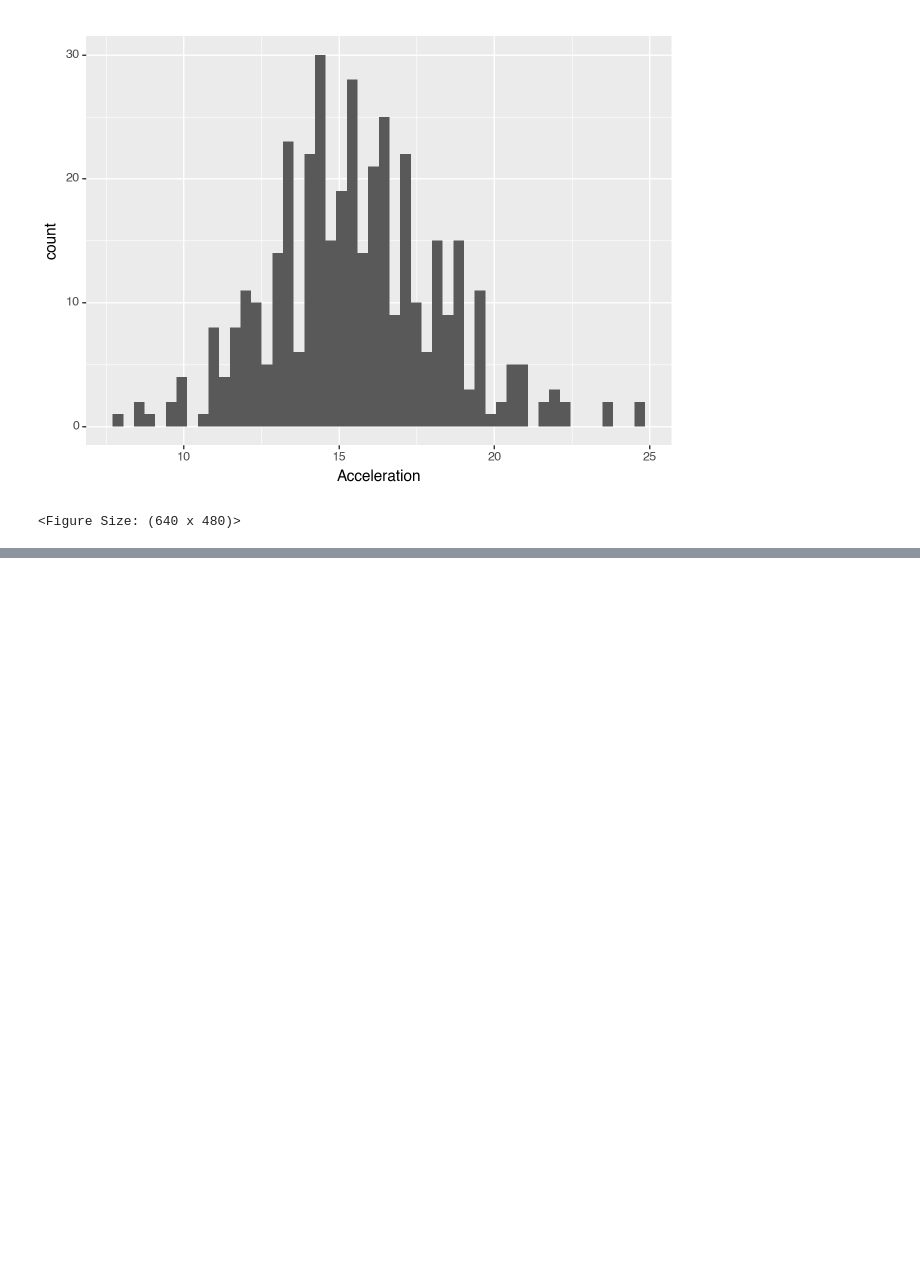
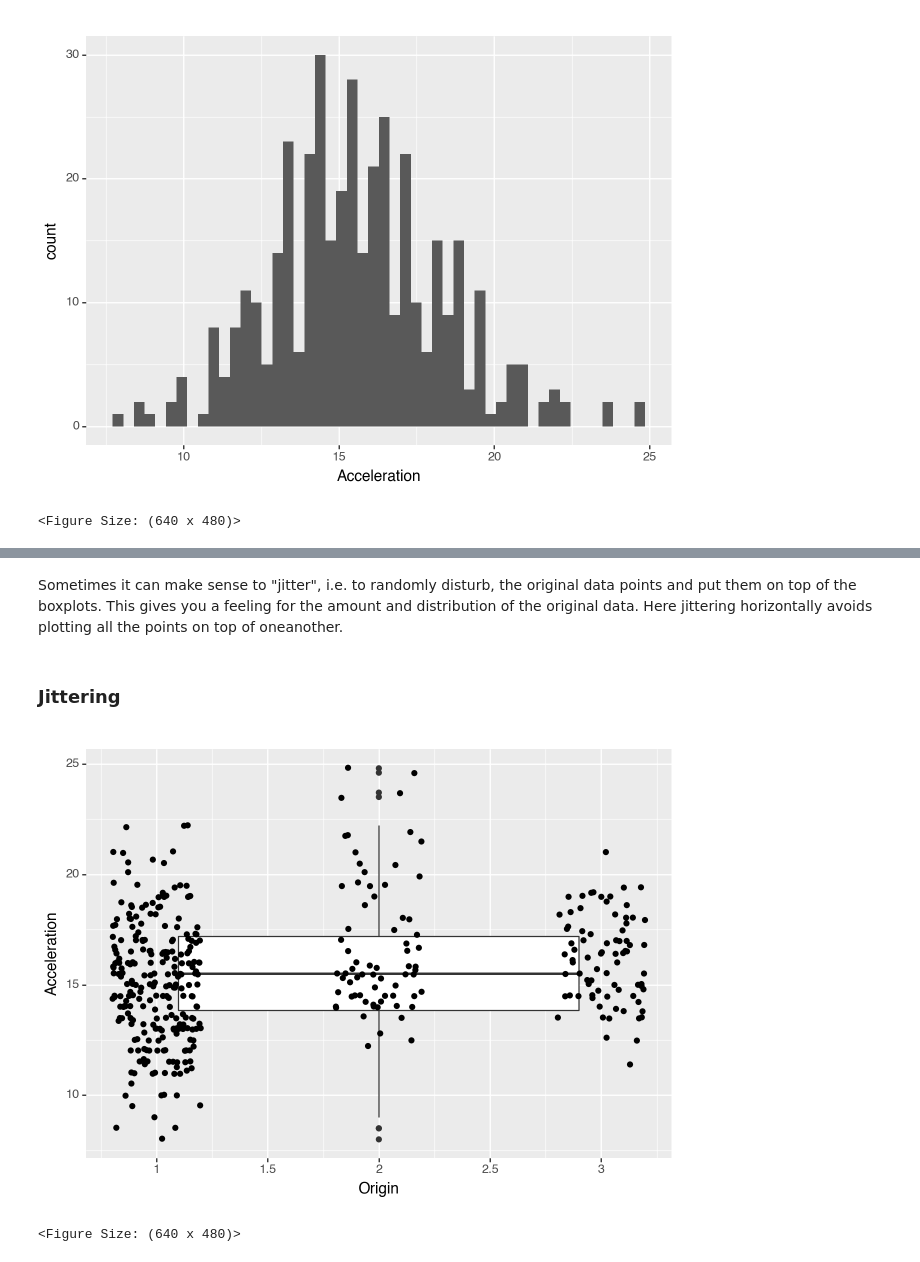
Before and after one commit to scientificprogrammingUOS/lectures_2023, a Jupyter notebook: 8_statistical_modeling/ggplot.ipynb, the cells around one changed output, grey strips where cells are left out. Cells and saved outputs as stored; diff of their text form; code cells hidden in the pictures; blank space fills up the shorter version.

```diff
--- a/8_statistical_modeling/ggplot.ipynb
+++ b/8_statistical_modeling/ggplot.ipynb
@@ -179,0 +193,12 @@ Make a histogram of the yield for all observations. Make the bins 5 units wide.
+# %% [markdown]
+Sometimes it can make sense to "jitter", i.e. to randomly disturb, the original data points and put them on top of the boxplots. This gives you a feeling for the amount and distribution of the original data. Here jittering horizontally avoids plotting all the points on top of oneanother.
+# %% [markdown]
+### Jittering
+# %%
+(ggplot(cars, aes(x='Origin', y='Acceleration'))
+ + geom_boxplot()
+ + geom_jitter(width=0.2)
+)
+# %% [output]
+[figure, added]
+<Figure Size: (640 x 480)>
```
Also changed, not shown: parts of 78 cells of this notebook.
